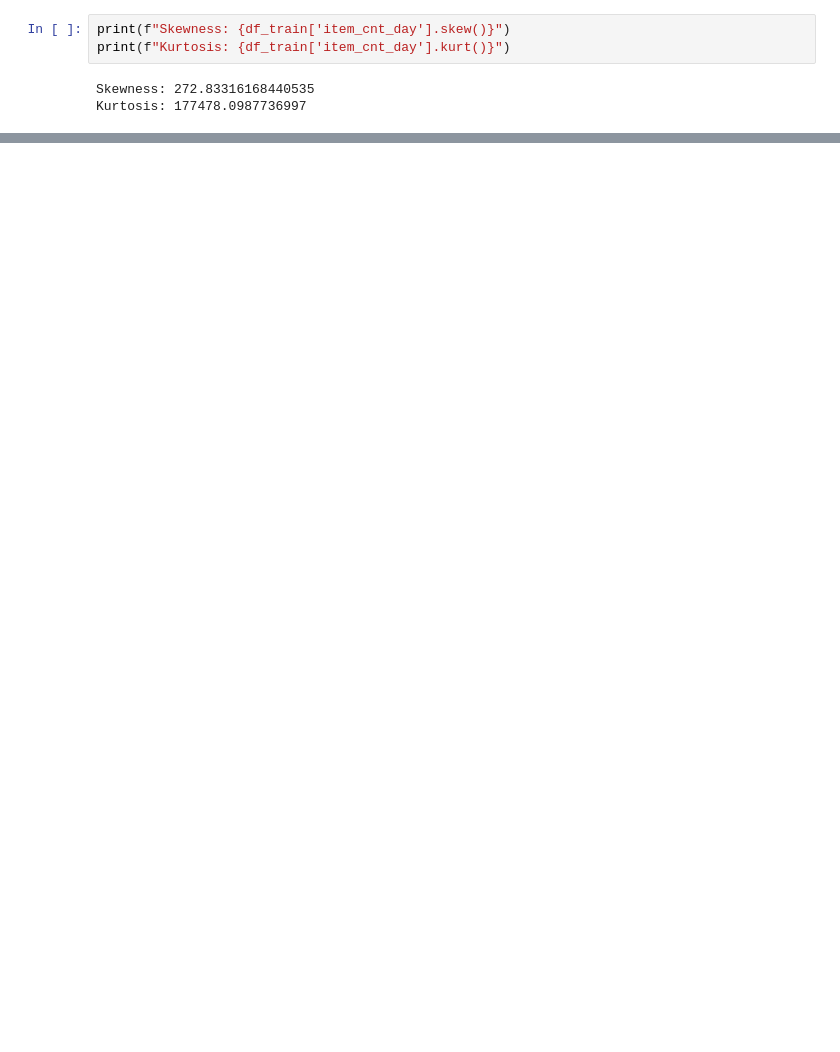
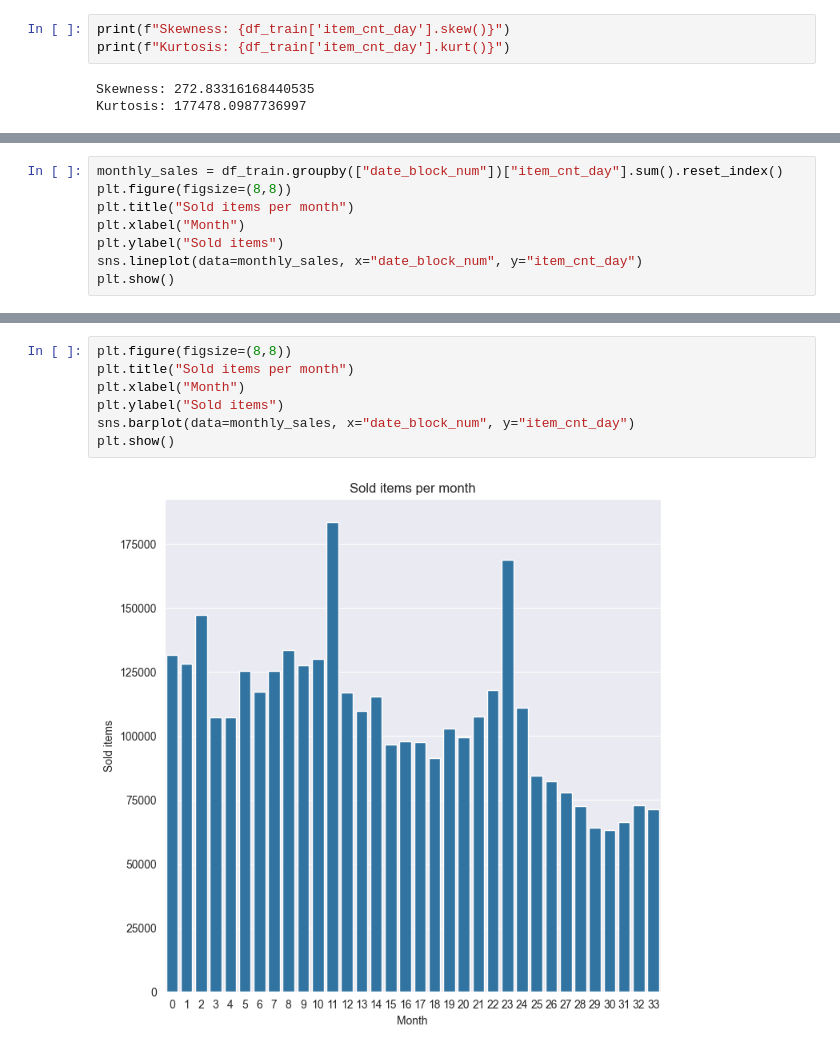
Before and after one commit to Akevilli/Internship, a Jupyter notebook: EDA.ipynb, the cells around one changed output, grey strips where cells are left out. Drawn from its saved outputs; the diff is of its cells as text; blank space fills up the shorter version.

```diff
--- a/EDA.ipynb
+++ b/EDA.ipynb
@@ -58,0 +102,8 @@ sns.heatmap(corrmat, cmap="magma", square=True)
+# %%
+monthly_sales = df_train.groupby(["date_block_num"])["item_cnt_day"].sum().reset_index()
+plt.figure(figsize=(8,8))
+plt.title("Sold items per month")
+plt.xlabel("Month")
+plt.ylabel("Sold items")
+sns.lineplot(data=monthly_sales, x="date_block_num", y="item_cnt_day")
+plt.show()
@@ -58,0 +129,9 @@ sns.heatmap(corrmat, cmap="magma", square=True)
+# %%
+plt.figure(figsize=(8,8))
+plt.title("Sold items per month")
+plt.xlabel("Month")
+plt.ylabel("Sold items")
+sns.barplot(data=monthly_sales, x="date_block_num", y="item_cnt_day")
+plt.show()
+# %% [output]
+[figure, added]
```
Also changed, not shown: parts of 18 cells of this notebook, 1 other file.
